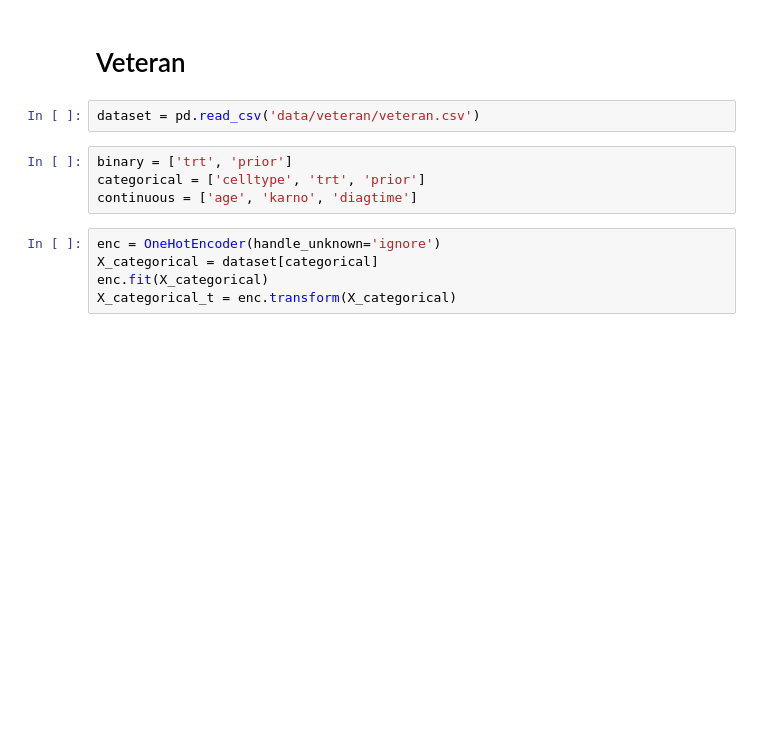
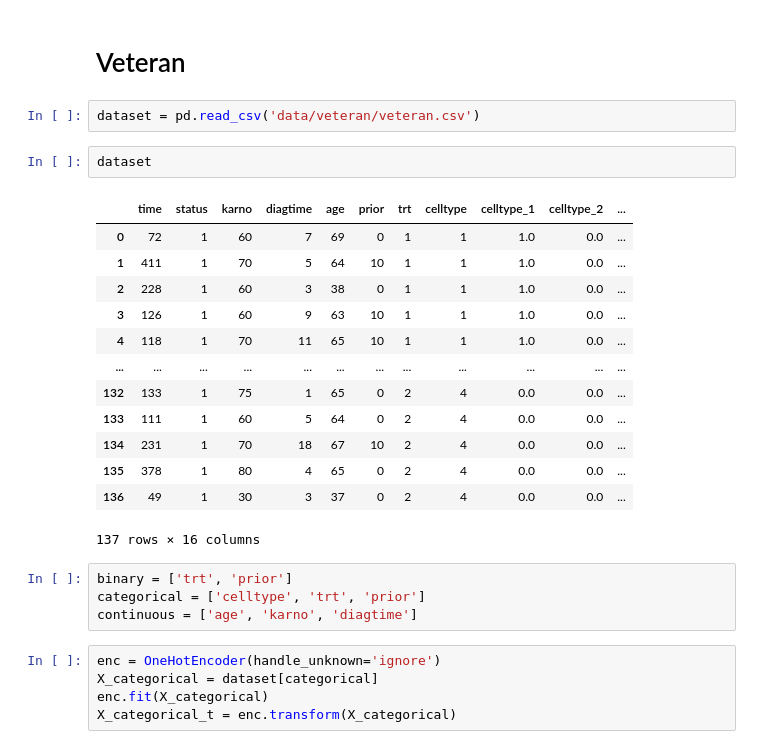
Before and after one commit to ipa/pymc-survival, a Jupyter notebook: examples/experiments/prepare_data.ipynb, the cells around one changed output. Saved outputs shown, nothing was run; the diff lists cells and outputs as text; blank space fills up the shorter version.

```diff
--- a/examples/experiments/prepare_data.ipynb
+++ b/examples/experiments/prepare_data.ipynb
@@ -85,6 +134,22 @@ dataset_prepped.to_csv('data/aids/data.csv', index=False)
 # Veteran
 # %%
 dataset = pd.read_csv('data/veteran/veteran.csv')
+# %%
+dataset
+# %% [output]
+|  | time | status | karno | diagtime | age | prior | trt | celltype | celltype_1 | celltype_2 | ... |
+| 0 | 72 | 1 | 60 | 7 | 69 | 0 | 1 | 1 | 1.0 | 0.0 | ... |
+| 1 | 411 | 1 | 70 | 5 | 64 | 10 | 1 | 1 | 1.0 | 0.0 | ... |
+| 2 | 228 | 1 | 60 | 3 | 38 | 0 | 1 | 1 | 1.0 | 0.0 | ... |
+| 3 | 126 | 1 | 60 | 9 | 63 | 10 | 1 | 1 | 1.0 | 0.0 | ... |
+| 4 | 118 | 1 | 70 | 11 | 65 | 10 | 1 | 1 | 1.0 | 0.0 | ... |
+| ... | ... | ... | ... | ... | ... | ... | ... | ... | ... | ... | ... |
+| 132 | 133 | 1 | 75 | 1 | 65 | 0 | 2 | 4 | 0.0 | 0.0 | ... |
+| 133 | 111 | 1 | 60 | 5 | 64 | 0 | 2 | 4 | 0.0 | 0.0 | ... |
+| 134 | 231 | 1 | 70 | 18 | 67 | 10 | 2 | 4 | 0.0 | 0.0 | ... |
+| 135 | 378 | 1 | 80 | 4 | 65 | 0 | 2 | 4 | 0.0 | 0.0 | ... |
+| 136 | 49 | 1 | 30 | 3 | 37 | 0 | 2 | 4 | 0.0 | 0.0 | ... |
+137 rows × 16 columns
 # %%
 binary = ['trt', 'prior']
 categorical = ['celltype', 'trt', 'prior']
```
Also changed, not shown: parts of 10 cells of this notebook, 1 other file.
